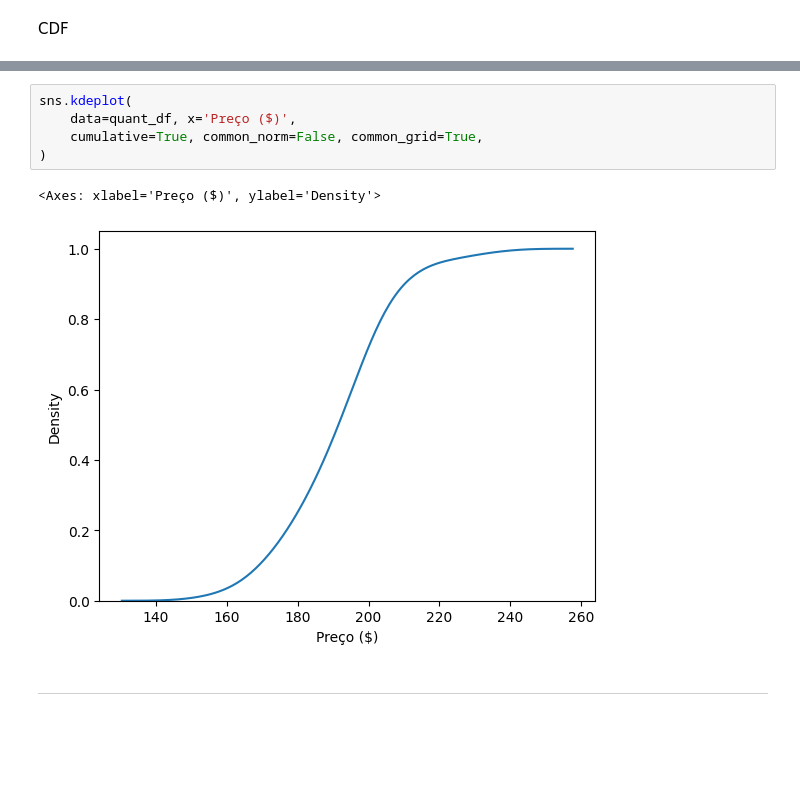
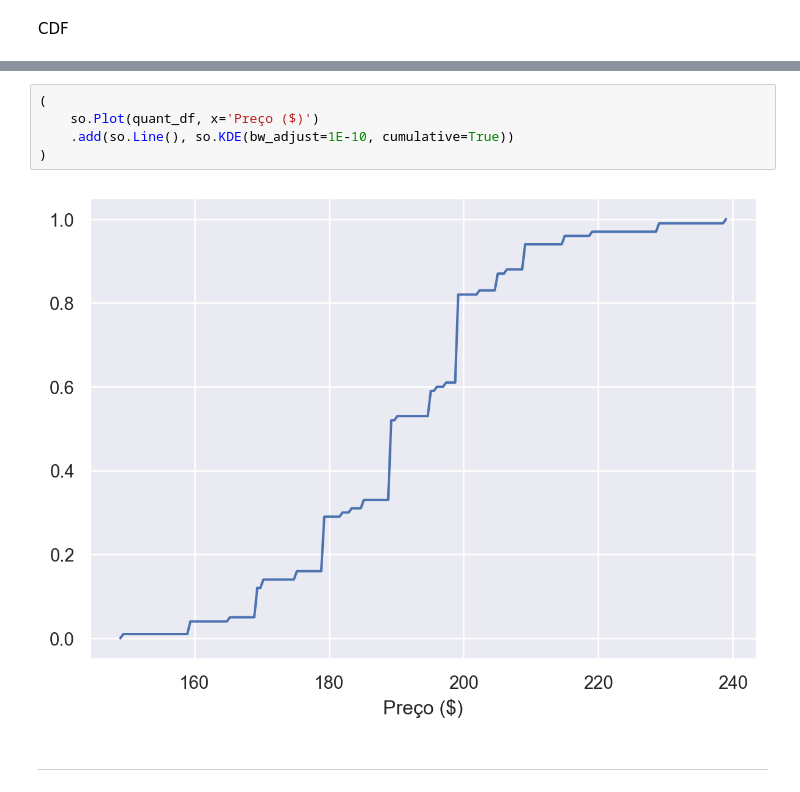
Before and after one commit to joaofauvel/mba-ds, a Jupyter notebook: Fundamentos de Estatística/fundamentos_estatistica.ipynb, the cells around one changed output, grey strips where cells are left out. Drawn from its saved outputs; the diff is of its cells as text; blank space fills up the shorter version.

```diff
--- a/Fundamentos de Estatística/fundamentos_estatistica.ipynb
+++ b/Fundamentos de Estatística/fundamentos_estatistica.ipynb
@@ -134,11 +141,10 @@ CDF
 # %%
-sns.kdeplot(
-    data=quant_df, x='Preço ($)',
-    cumulative=True, common_norm=False, common_grid=True,
+(
+    so.Plot(quant_df, x='Preço ($)')
+    .add(so.Line(), so.KDE(bw_adjust=1E-10, cumulative=True))
 )
 # %% [output]
-<Axes: xlabel='Preço ($)', ylabel='Density'>
-[figure, old version]
+[figure, new version]
 # %% [markdown]
 ---
 # %% [markdown]
```
Also changed, not shown: parts of 12 cells of this notebook.
